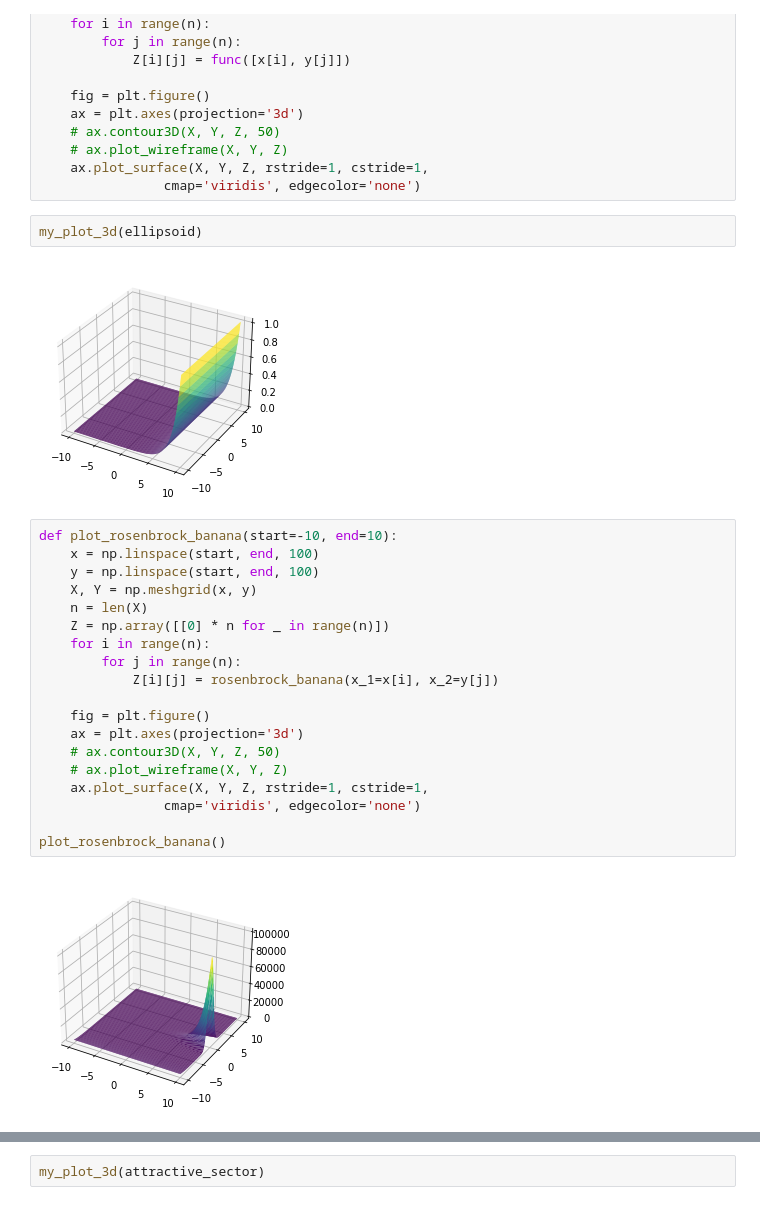
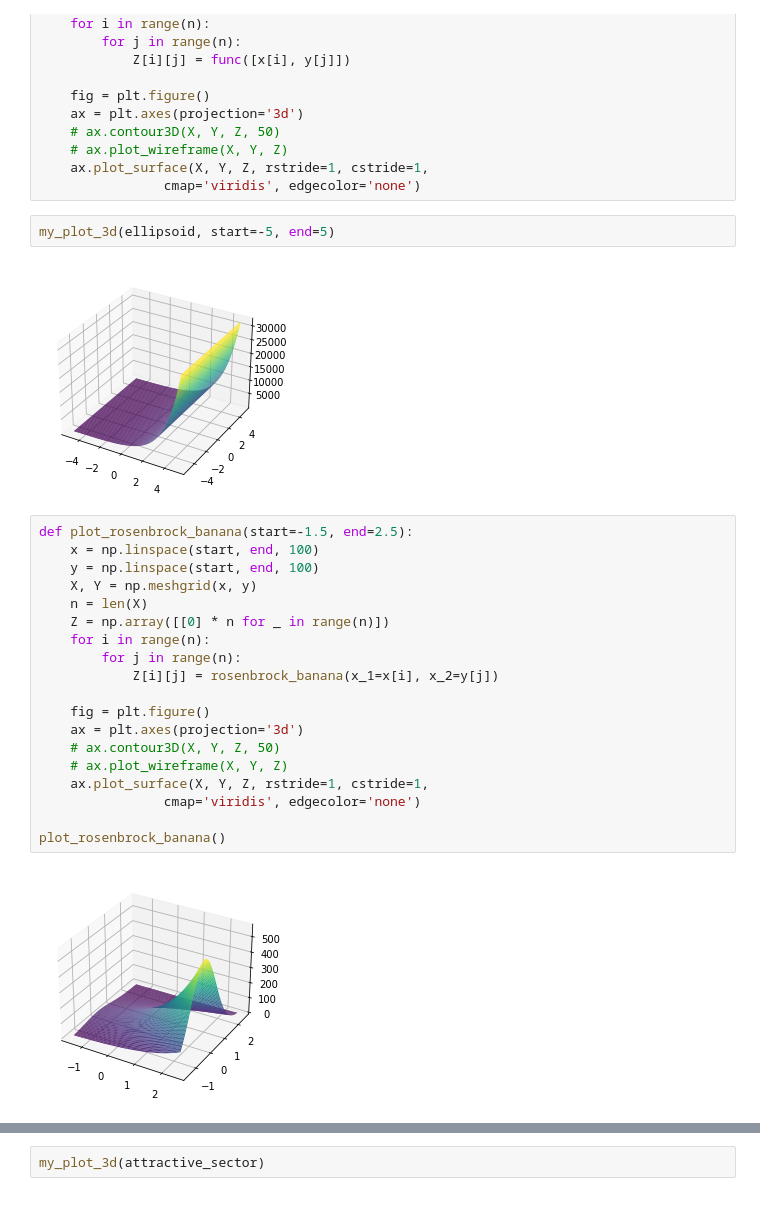
Before and after one commit to UCPHszf/Numerical-Optimization, a Jupyter notebook: code/case_studies.ipynb, the cells around one changed output, grey strips where cells are left out. Cells and saved outputs as stored; diff of their text form.

```diff
--- a/code/case_studies.ipynb
+++ b/code/case_studies.ipynb
@@ -334,11 +334,11 @@ def my_plot_3d(func, start=-10, end=10):
     ax.plot_surface(X, Y, Z, rstride=1, cstride=1,
                 cmap='viridis', edgecolor='none')
 # %%
-my_plot_3d(ellipsoid)
+my_plot_3d(ellipsoid, start=-5, end=5)
 # %% [output]
-[figure, old version]
+[figure, new version]
 # %%
-def plot_rosenbrock_banana(start=-10, end=10):
+def plot_rosenbrock_banana(start=-1.5, end=2.5):
     x = np.linspace(start, end, 100)
     y = np.linspace(start, end, 100)
     X, Y = np.meshgrid(x, y)
@@ -357,5 +357,5 @@ def plot_rosenbrock_banana(start=-10, end=10):
 
 plot_rosenbrock_banana()
 # %% [output]
-[figure, old version]
+[figure, new version]
 # %%
```
Also changed, not shown: parts of 2 cells of this notebook.
